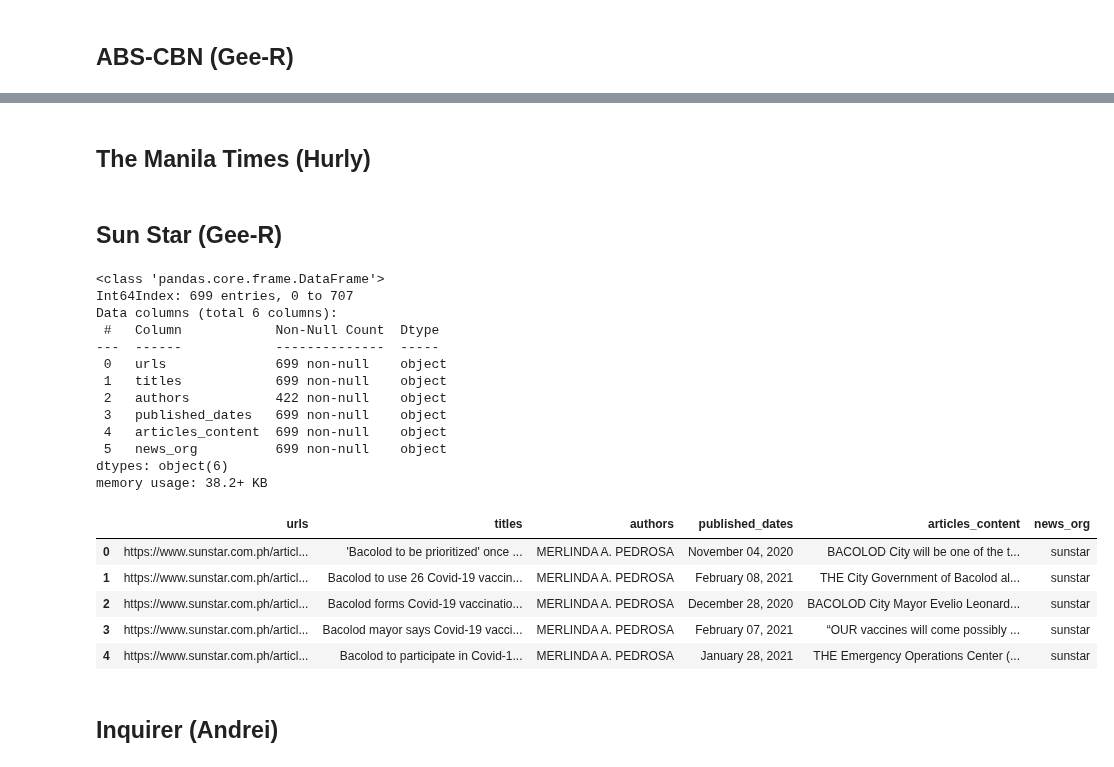
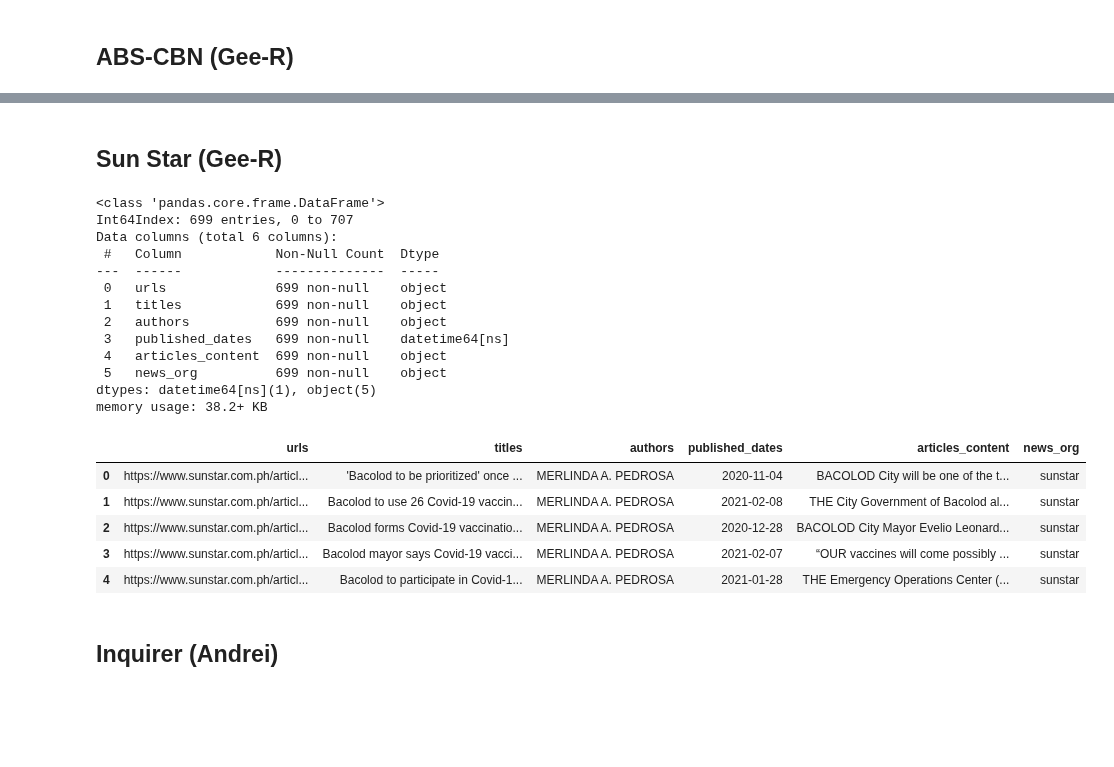
Before and after one commit to babybunso/team-sasa, a Jupyter notebook: sprint4project/1_combine_and_clean.ipynb, the cells around one changed output, grey strips where cells are left out. Saved outputs shown, nothing was run; the diff lists cells and outputs as text; code cells hidden in the pictures; blank space fills up the shorter version.

```diff
--- a/sprint4project/1_combine_and_clean.ipynb
+++ b/sprint4project/1_combine_and_clean.ipynb
@@ -119,5 +148,3 @@ memory usage: 15.5+ KB
-# %% [markdown]
-## The Manila Times (Hurly)
 # %%
 # # TODO
 # df_themanilatimes = pd.read_csv('datasets/themanilatimes.csv')
@@ -128,29 +155,31 @@ memory usage: 15.5+ KB
 # %%
 # # TODO
 df_sunstar = pd.read_csv('datasets/sunstar_final.csv')
 df_sunstar = df_sunstar.dropna(subset = ['articles_content'])
+df_sunstar['published_dates'] = pd.to_datetime(df_sunstar['published_dates'])
+df_sunstar['authors'] = df_sunstar['authors'].fillna('sunstar')
 df_sunstar.info()
 df_sunstar.head()
 # %% [output]
 <class 'pandas.core.frame.DataFrame'>
 Int64Index: 699 entries, 0 to 707
 Data columns (total 6 columns):
  #   Column            Non-Null Count  Dtype
 ---  ------            --------------  -----
  0   urls              699 non-null    object
  1   titles            699 non-null    object
- 2   authors           422 non-null    object
- 3   published_dates   699 non-null    object
+ 2   authors           699 non-null    object
+ 3   published_dates   699 non-null    datetime64[ns]
  4   articles_content  699 non-null    object
  5   news_org          699 non-null    object
-dtypes: object(6)
+dtypes: datetime64[ns](1), object(5)
 memory usage: 38.2+ KB
 |  | urls | titles | authors | published_dates | articles_content | news_org |
-| 0 | https://www.sunstar.com.ph/articl... | 'Bacolod to be prioritized' once ... | MERLINDA A. PEDROSA | November 04, 2020 | BACOLOD City will be one of the t... | sunstar |
-| 1 | https://www.sunstar.com.ph/articl... | Bacolod to use 26 Covid-19 vaccin... | MERLINDA A. PEDROSA | February 08, 2021 | THE City Government of Bacolod al... | sunstar |
-| 2 | https://www.sunstar.com.ph/articl... | Bacolod forms Covid-19 vaccinatio... | MERLINDA A. PEDROSA | December 28, 2020 | BACOLOD City Mayor Evelio Leonard... | sunstar |
-| 3 | https://www.sunstar.com.ph/articl... | Bacolod mayor says Covid-19 vacci... | MERLINDA A. PEDROSA | February 07, 2021 | “OUR vaccines will come possibly ... | sunstar |
-| 4 | https://www.sunstar.com.ph/articl... | Bacolod to participate in Covid-1... | MERLINDA A. PEDROSA | January 28, 2021 | THE Emergency Operations Center (... | sunstar |
+| 0 | https://www.sunstar.com.ph/articl... | 'Bacolod to be prioritized' once ... | MERLINDA A. PEDROSA | 2020-11-04 | BACOLOD City will be one of the t... | sunstar |
+| 1 | https://www.sunstar.com.ph/articl... | Bacolod to use 26 Covid-19 vaccin... | MERLINDA A. PEDROSA | 2021-02-08 | THE City Government of Bacolod al... | sunstar |
+| 2 | https://www.sunstar.com.ph/articl... | Bacolod forms Covid-19 vaccinatio... | MERLINDA A. PEDROSA | 2020-12-28 | BACOLOD City Mayor Evelio Leonard... | sunstar |
+| 3 | https://www.sunstar.com.ph/articl... | Bacolod mayor says Covid-19 vacci... | MERLINDA A. PEDROSA | 2021-02-07 | “OUR vaccines will come possibly ... | sunstar |
+| 4 | https://www.sunstar.com.ph/articl... | Bacolod to participate in Covid-1... | MERLINDA A. PEDROSA | 2021-01-28 | THE Emergency Operations Center (... | sunstar |
 # %% [markdown]
 ## Inquirer (Andrei)
 # %%
```
Also changed, not shown: parts of 7 cells of this notebook, 2 other files.
